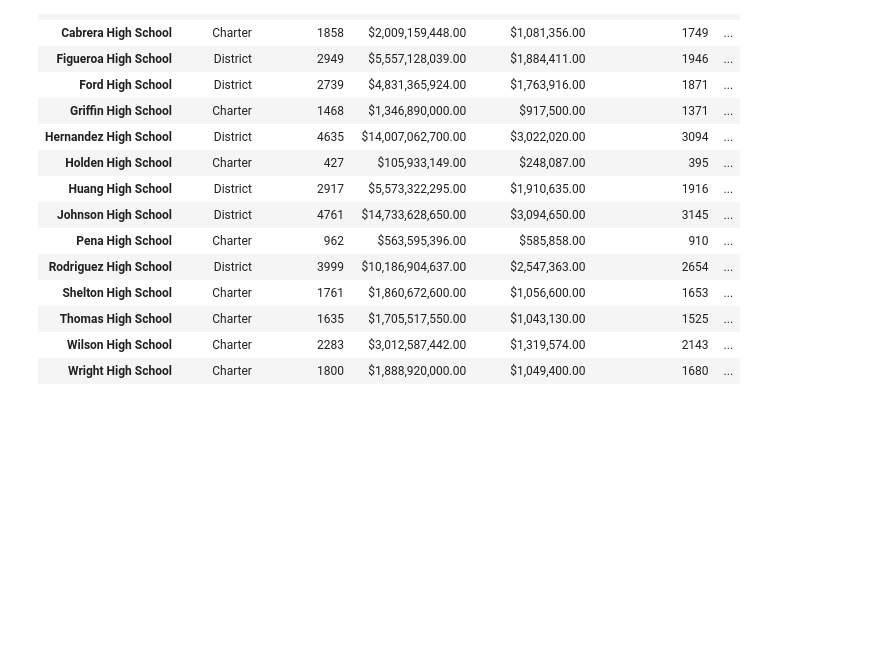
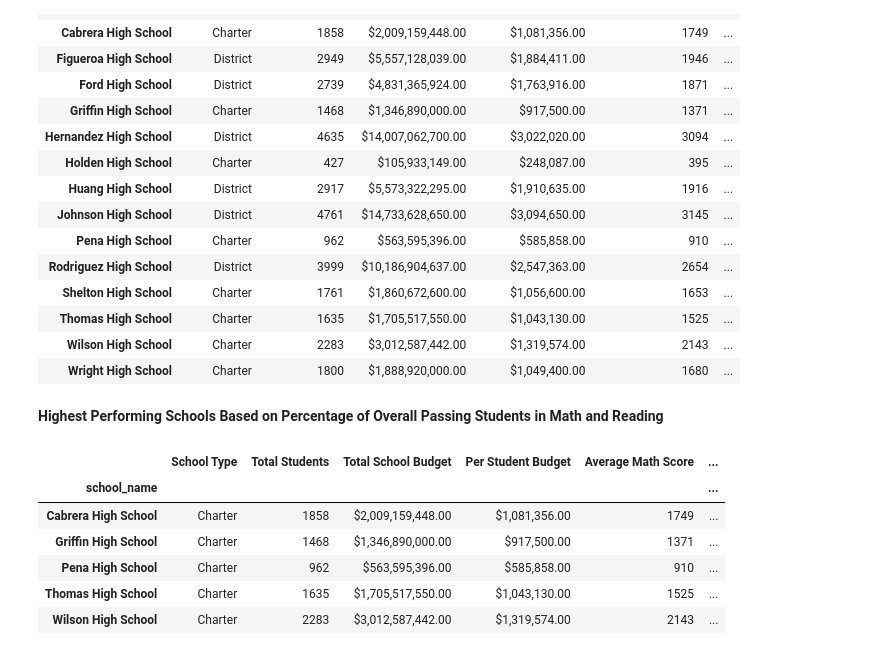
Before and after one commit to myseekl/pandas-challenge, a Jupyter notebook: PyCitySchools_MKL.ipynb, the cells around one changed output. Drawn from its saved outputs; the diff is of its cells as text; code cells hidden in the pictures; blank space fills up the shorter version.

```diff
--- a/PyCitySchools_MKL.ipynb
+++ b/PyCitySchools_MKL.ipynb
@@ -317,3 +317,17 @@ per_school_summary_df
 | Thomas High School | Charter | 1635 | $1,705,517,550.00 | $1,043,130.00 | 1525 | ... |
 | Wilson High School | Charter | 2283 | $3,012,587,442.00 | $1,319,574.00 | 2143 | ... |
 | Wright High School | Charter | 1800 | $1,888,920,000.00 | $1,049,400.00 | 1680 | ... |
+# %% [markdown]
+**Highest Performing Schools Based on Percentage of Overall Passing Students in Math and Reading**
+# %%
+# Sort the schools by `% Overall Passing` in descending order and display the top 5 rows.
+top_schools = per_school_summary_df.sort_values(by="Percent Overall Passing", ascending=False)
+top_schools.head(5)
+# %% [output]
+|  | School Type | Total Students | Total School Budget | Per Student Budget | Average Math Score | ... |
+| school_name |  |  |  |  |  | ... |
+| Cabrera High School | Charter | 1858 | $2,009,159,448.00 | $1,081,356.00 | 1749 | ... |
+| Griffin High School | Charter | 1468 | $1,346,890,000.00 | $917,500.00 | 1371 | ... |
+| Pena High School | Charter | 962 | $563,595,396.00 | $585,858.00 | 910 | ... |
+| Thomas High School | Charter | 1635 | $1,705,517,550.00 | $1,043,130.00 | 1525 | ... |
+| Wilson High School | Charter | 2283 | $3,012,587,442.00 | $1,319,574.00 | 2143 | ... |
```
Also changed, not shown: parts of 3 cells of this notebook.
